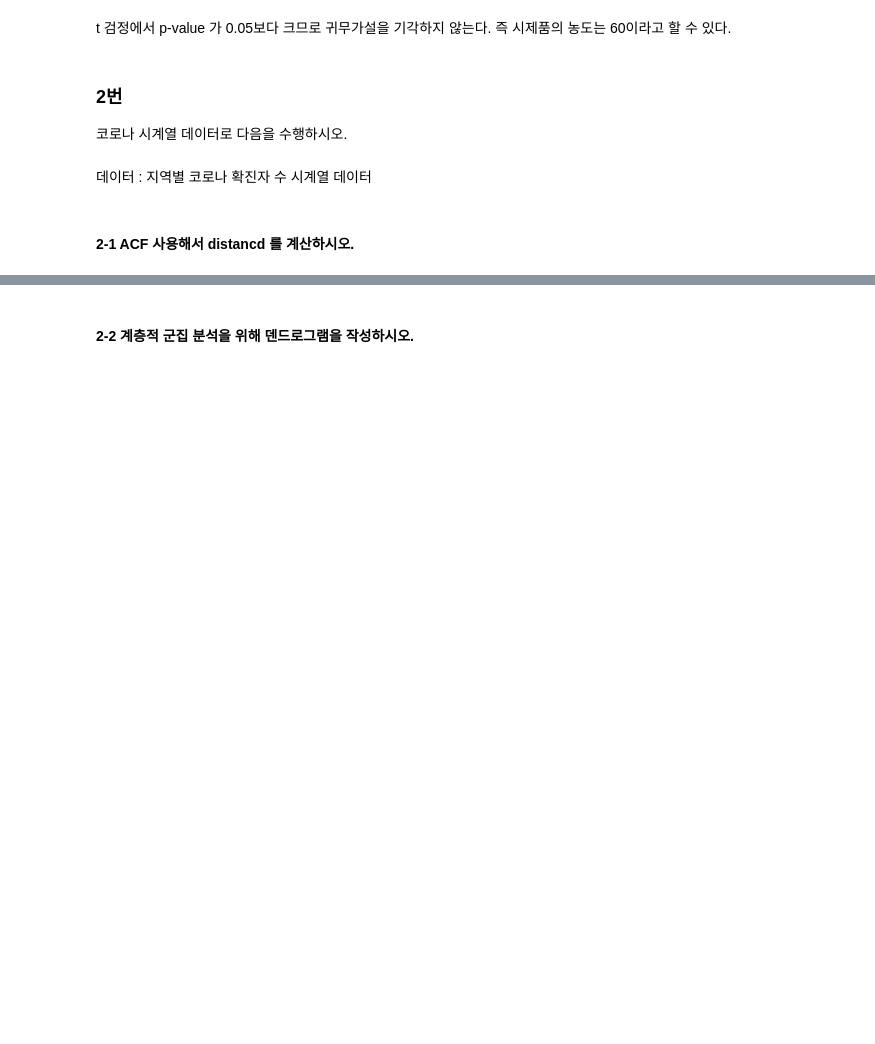
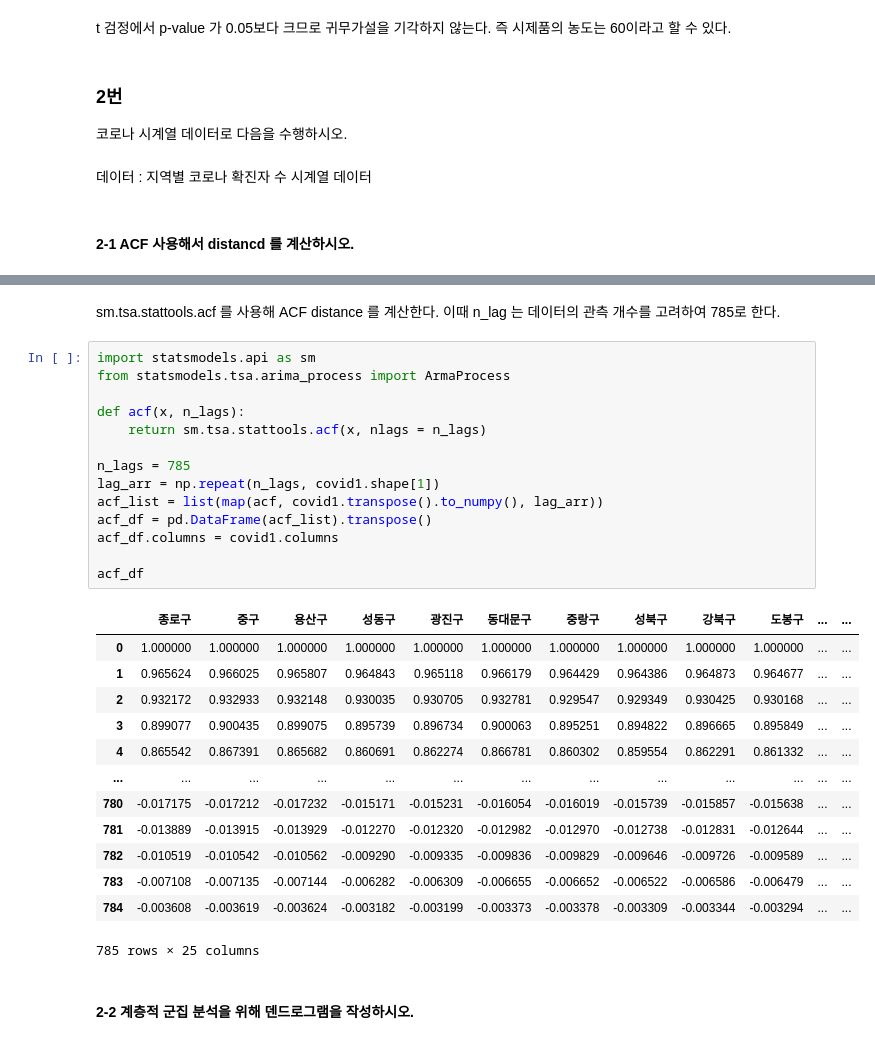
Before and after one commit to Junoflows/ADP, a Jupyter notebook: 문제/모의고사 3회.ipynb, the cells around one changed output, grey strips where cells are left out. Cells and saved outputs as stored; diff of their text form; blank space fills up the shorter version.

```diff
--- a/문제/모의고사 3회.ipynb
+++ b/문제/모의고사 3회.ipynb
@@ -417,2 +439,32 @@ t 검정에서 p-value 가 0.05보다 크므로 귀무가설을 기각하지 않
+# %% [markdown]
+sm.tsa.stattools.acf 를 사용해 ACF distance 를 계산한다. 이때 n_lag 는 데이터의 관측 개수를 고려하여 785로 한다.
+# %%
+import statsmodels.api as sm
+from statsmodels.tsa.arima_process import ArmaProcess
+
+def acf(x, n_lags):
+    return sm.tsa.stattools.acf(x, nlags = n_lags)
+
+n_lags = 785
+lag_arr = np.repeat(n_lags, covid1.shape[1])
+acf_list = list(map(acf, covid1.transpose().to_numpy(), lag_arr))
+acf_df = pd.DataFrame(acf_list).transpose()
+acf_df.columns = covid1.columns
+
+acf_df
+# %% [output]
+|  | 종로구 | 중구 | 용산구 | 성동구 | 광진구 | 동대문구 | 중랑구 | 성북구 | 강북구 | 도봉구 | ... | ... |
+| 0 | 1.000000 | 1.000000 | 1.000000 | 1.000000 | 1.000000 | 1.000000 | 1.000000 | 1.000000 | 1.000000 | 1.000000 | ... | ... |
+| 1 | 0.965624 | 0.966025 | 0.965807 | 0.964843 | 0.965118 | 0.966179 | 0.964429 | 0.964386 | 0.964873 | 0.964677 | ... | ... |
+| 2 | 0.932172 | 0.932933 | 0.932148 | 0.930035 | 0.930705 | 0.932781 | 0.929547 | 0.929349 | 0.930425 | 0.930168 | ... | ... |
+| 3 | 0.899077 | 0.900435 | 0.899075 | 0.895739 | 0.896734 | 0.900063 | 0.895251 | 0.894822 | 0.896665 | 0.895849 | ... | ... |
+| 4 | 0.865542 | 0.867391 | 0.865682 | 0.860691 | 0.862274 | 0.866781 | 0.860302 | 0.859554 | 0.862291 | 0.861332 | ... | ... |
+| ... | ... | ... | ... | ... | ... | ... | ... | ... | ... | ... | ... | ... |
+| 780 | -0.017175 | -0.017212 | -0.017232 | -0.015171 | -0.015231 | -0.016054 | -0.016019 | -0.015739 | -0.015857 | -0.015638 | ... | ... |
+| 781 | -0.013889 | -0.013915 | -0.013929 | -0.012270 | -0.012320 | -0.012982 | -0.012970 | -0.012738 | -0.012831 | -0.012644 | ... | ... |
+| 782 | -0.010519 | -0.010542 | -0.010562 | -0.009290 | -0.009335 | -0.009836 | -0.009829 | -0.009646 | -0.009726 | -0.009589 | ... | ... |
+| 783 | -0.007108 | -0.007135 | -0.007144 | -0.006282 | -0.006309 | -0.006655 | -0.006652 | -0.006522 | -0.006586 | -0.006479 | ... | ... |
+| 784 | -0.003608 | -0.003619 | -0.003624 | -0.003182 | -0.003199 | -0.003373 | -0.003378 | -0.003309 | -0.003344 | -0.003294 | ... | ... |
+785 rows × 25 columns
 # %% [markdown]
 #### 2-2 계층적 군집 분석을 위해 덴드로그램을 작성하시오.
```
Also changed, not shown: parts of 10 cells of this notebook.
